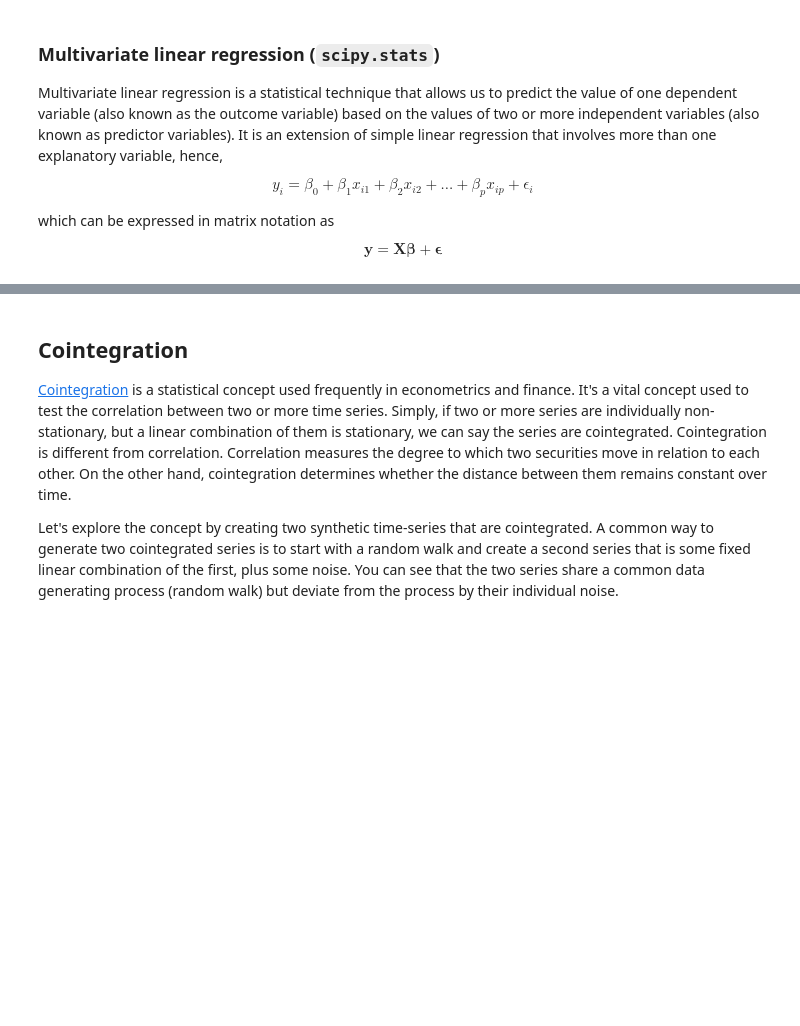
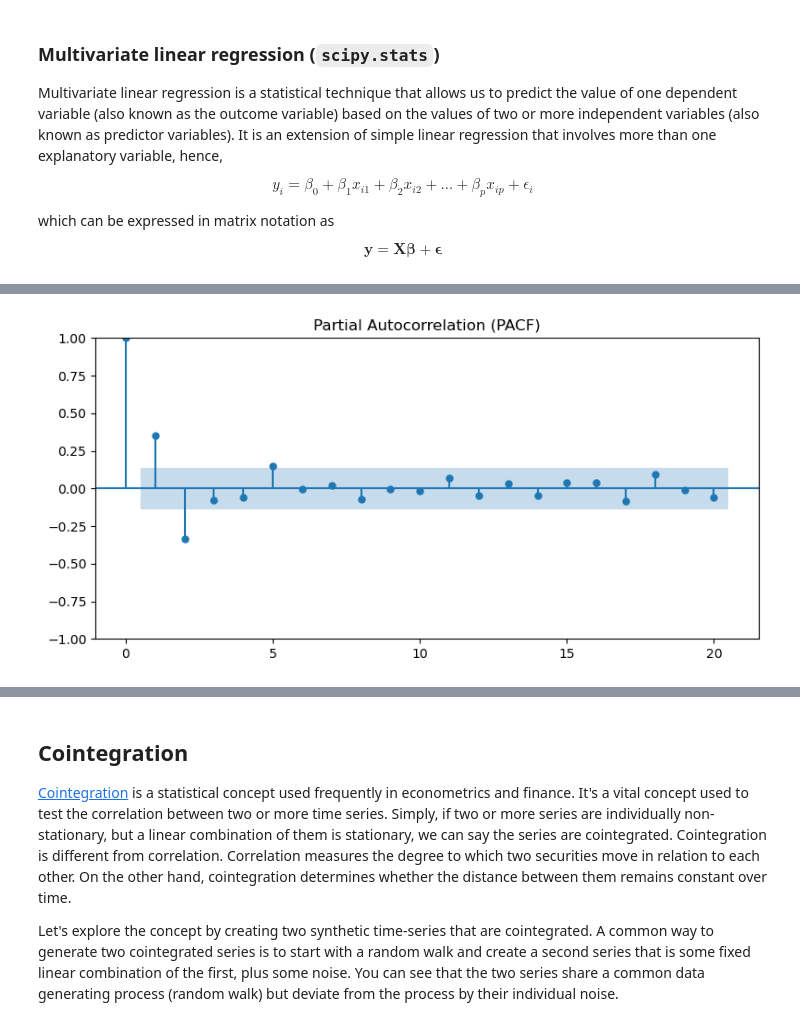
Before and after one commit to adi2308/FinancialDataAnalytics, a Jupyter notebook: slides_pt3.ipynb, the cells around one changed output, grey strips where cells are left out. Saved outputs shown, nothing was run; the diff lists cells and outputs as text; code cells hidden in the pictures; blank space fills up the shorter version.

```diff
--- a/slides_pt3.ipynb
+++ b/slides_pt3.ipynb
@@ -282,0 +255,11 @@ Estimated Parameters AR(1): [ 0.00879063  0.74323254  0.00893375  0.08681321 -0.
+# %%
+# Partial‑autocorrelation function (PACF)
+fig_pacf, ax = plt.subplots(figsize=(8, 4))
+plot_pacf(ts, lags=20, ax=ax)
+ax.set_title("Partial Autocorrelation (PACF)")
+plt.tight_layout()
+plt.close()
+# %%
+display(fig_pacf)
+# %% [output]
+[figure, added]
```
Also changed, not shown: parts of 30 cells of this notebook, 1 other file.
